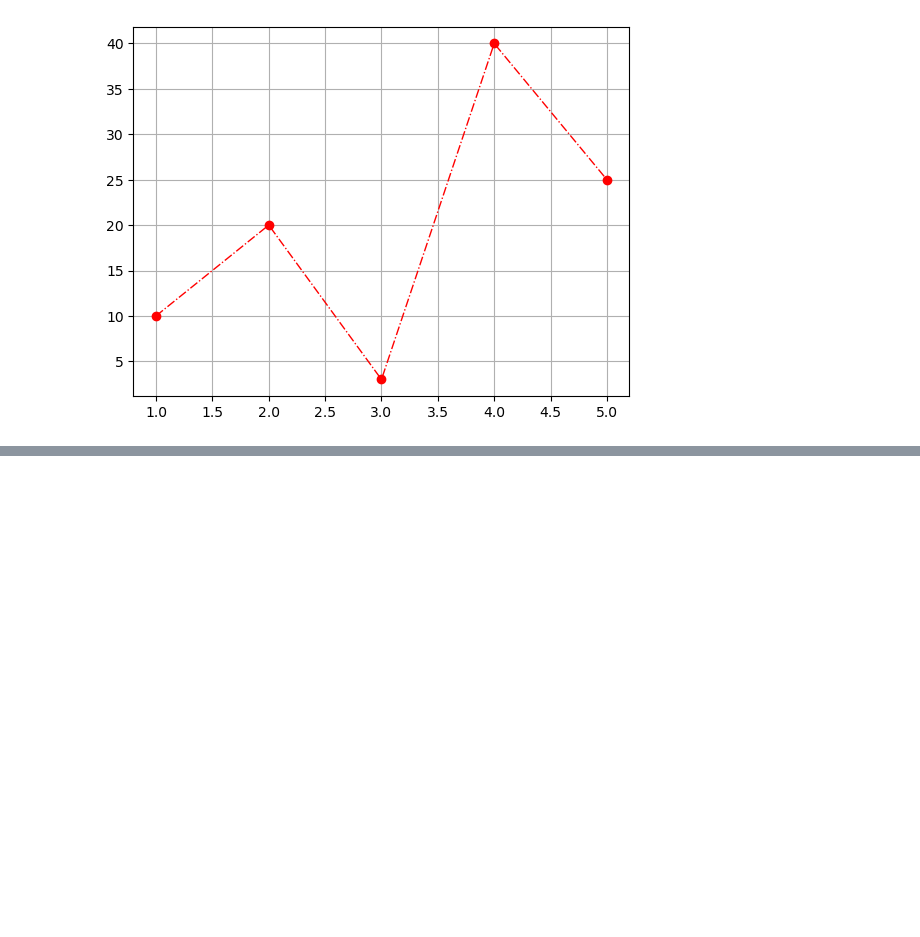
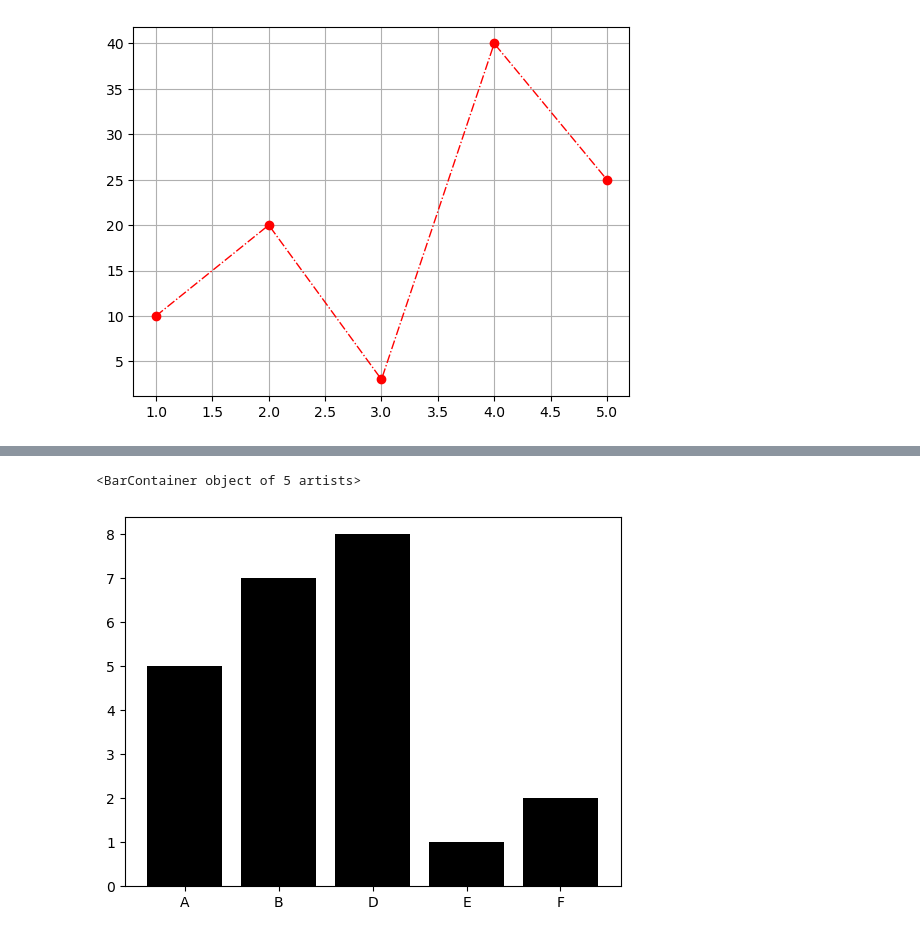
Before and after one commit to ankit-yadav9834/ML-playground-, a Jupyter notebook: Data Analysis with Python/matplotlib.ipynb, the cells around one changed output, grey strips where cells are left out. Drawn from its saved outputs; the diff is of its cells as text; code cells hidden in the pictures; blank space fills up the shorter version.

```diff
--- a/Data Analysis with Python/matplotlib.ipynb
+++ b/Data Analysis with Python/matplotlib.ipynb
@@ -39,0 +69,11 @@ plt.grid(True)
+# %%
+## Bar plot
+
+categories = ['A','B','D','E','F']
+values = [5,7,8,1,2]
+
+# create bar
+plt.bar(categories,values, color= 'black')
+# %% [output]
+<BarContainer object of 5 artists>
+[figure, added]
```
Also changed, not shown: parts of 11 cells of this notebook, 7 other files.
